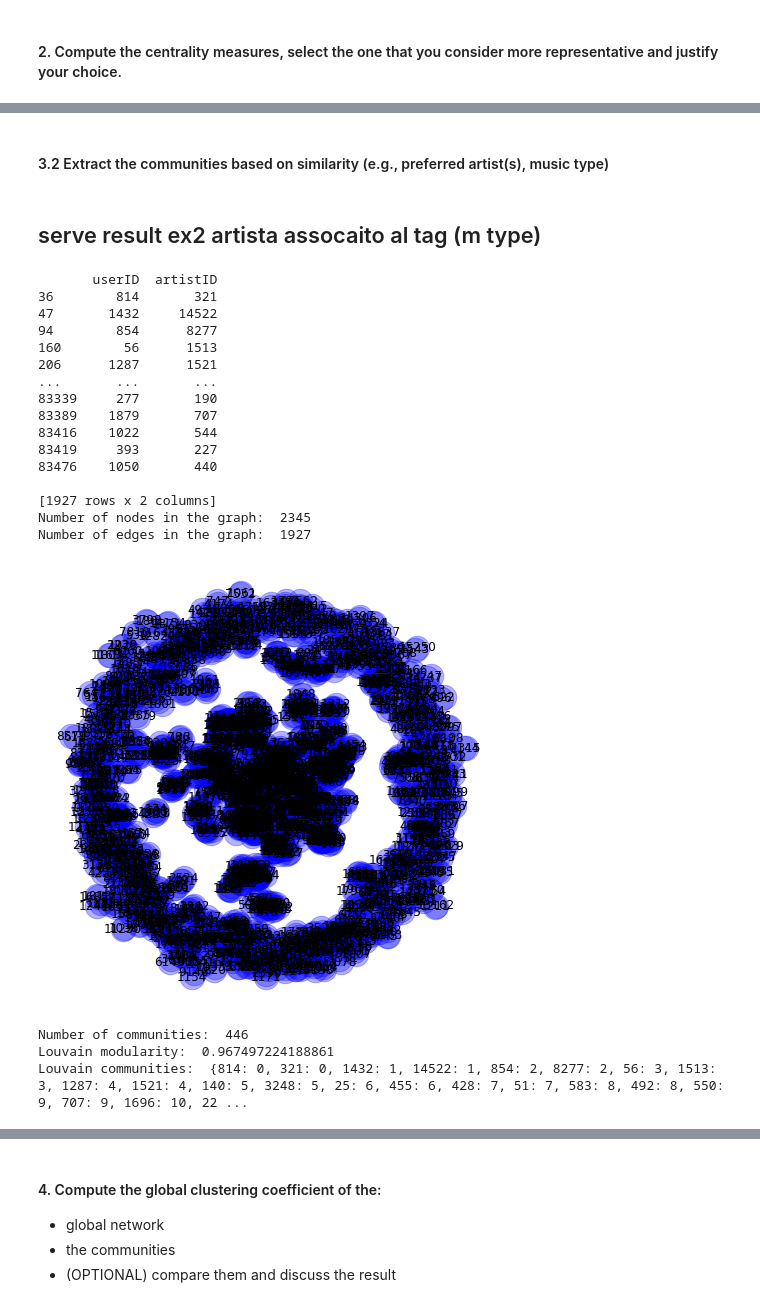
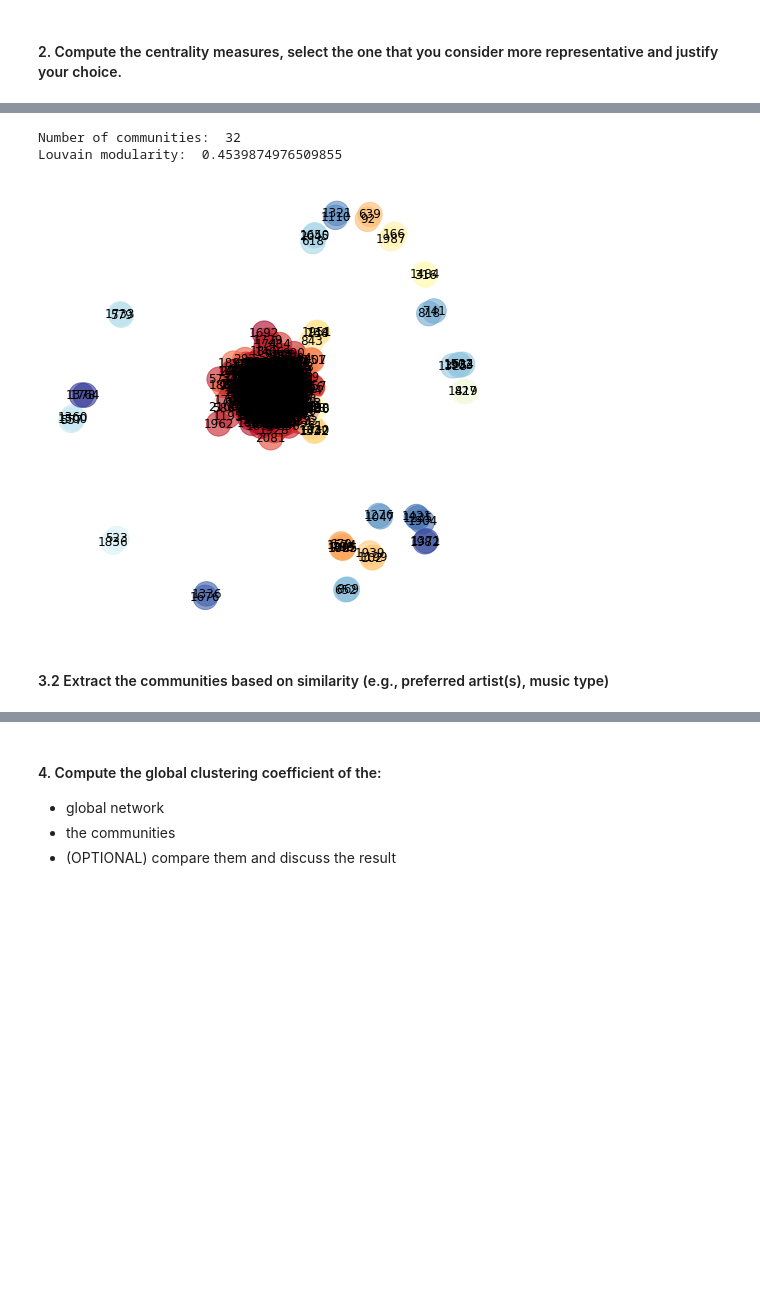
Before and after one commit to RiccardoBiella96/DataClaFinalProject, a Jupyter notebook: FinalProject.ipynb, the cells around one changed output, grey strips where cells are left out. Saved outputs shown, nothing was run; the diff lists cells and outputs as text; code cells hidden in the pictures; blank space fills up the shorter version.

```diff
--- a/FinalProject.ipynb
+++ b/FinalProject.ipynb
@@ -574,50 +799,9 @@ ValueError: 'c' argument has 2345 elements, which is not acceptable for use with
+# %%
+friends_partition = computeAndShowCommunities(G_friends)
+showGraphCommunities(G_friends, friends_partition)
+# %% [output]
+Number of communities:  32
+Louvain modularity:  0.4539874976509855
+[figure, added]
 # %% [markdown]
 #### 3.2 Extract the communities based on similarity (e.g., preferred artist(s), music type)
-# %% [markdown]
-## serve result ex2 artista assocaito al tag (m type)
-# %%
-mask = db_user_artists.groupby(['userID'])['weight'].transform(max) == db_user_artists['weight']
-db_user_preferredArtist = db_user_artists[mask]
-del db_user_preferredArtist["weight"]
-
-G_preferredArtist = nx.Graph()
-G_preferredArtist.add_edges_from(db_user_preferredArtist.values)
-print(db_user_preferredArtist)
-
-print("Number of nodes in the graph: ", len(G_preferredArtist.nodes()))
-print("Number of edges in the graph: ", len(G_preferredArtist.edges()))
-
-pos = nx.spring_layout(G_preferredArtist)
-plt.figure(figsize=(8, 8))
-plt.axis("off")
-nx.draw_networkx_nodes(G_preferredArtist, pos, node_size=600, node_color="blue", alpha=0.3)
-nx.draw_networkx_edges(G_preferredArtist, pos, alpha=0.3)
-nx.draw_networkx_labels(G_preferredArtist, pos)
-plt.show(G_preferredArtist)
-# %% [output]
-       userID  artistID
-36        814       321
-47       1432     14522
-94        854      8277
-160        56      1513
-206      1287      1521
-...       ...       ...
-83339     277       190
-83389    1879       707
-83416    1022       544
-83419     393       227
-83476    1050       440
-
-[1927 rows x 2 columns]
-Number of nodes in the graph:  2345
-Number of edges in the graph:  1927
-[figure, removed]
-# %%
-partition = community.best_partition(G_preferredArtist)
-print("Number of communities: ", len(set(partition.values())))
-print("Louvain modularity: ", community.modularity(partition, G_preferredArtist))
-print("Louvain communities: ", partition)
-# %% [output]
-Number of communities:  446
-Louvain modularity:  0.967497224188861
-Louvain communities:  {814: 0, 321: 0, 1432: 1, 14522: 1, 854: 2, 8277: 2, 56: 3, 1513: 3, 1287: 4, 1521: 4, 140: 5, 3248: 5, 25: 6, 455: 6, 428: 7, 51: 7, 583: 8, 492: 8, 550: 9, 707: 9, 1696: 10, 22 ...
```
Also changed, not shown: parts of 78 cells of this notebook, 1 other file.
